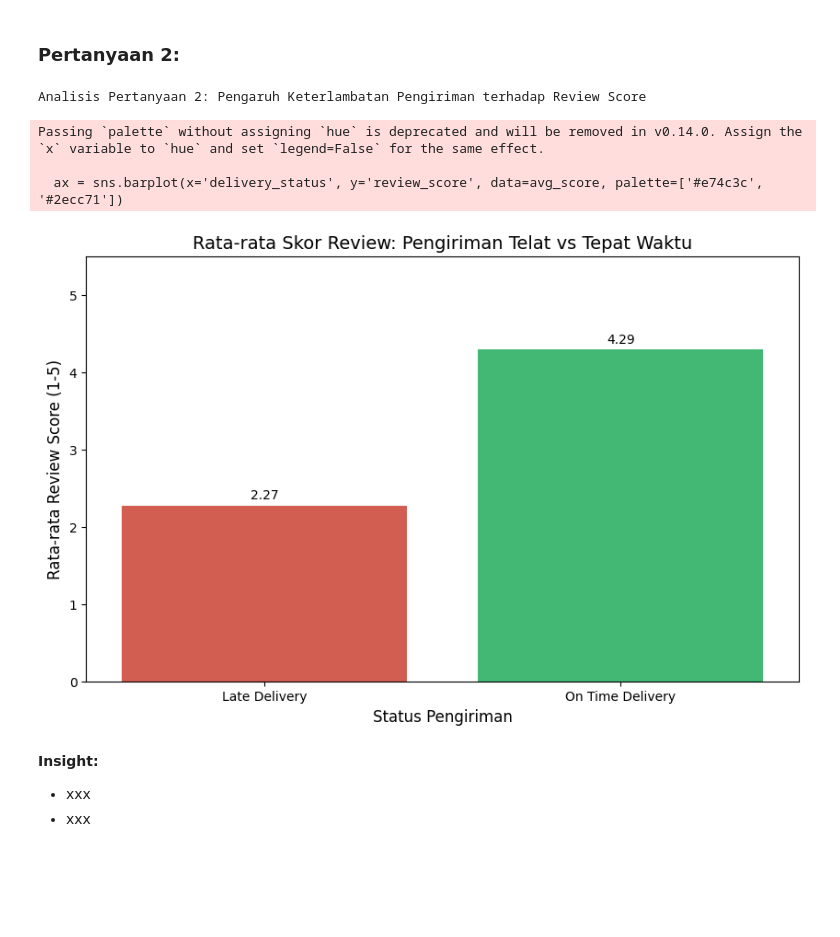
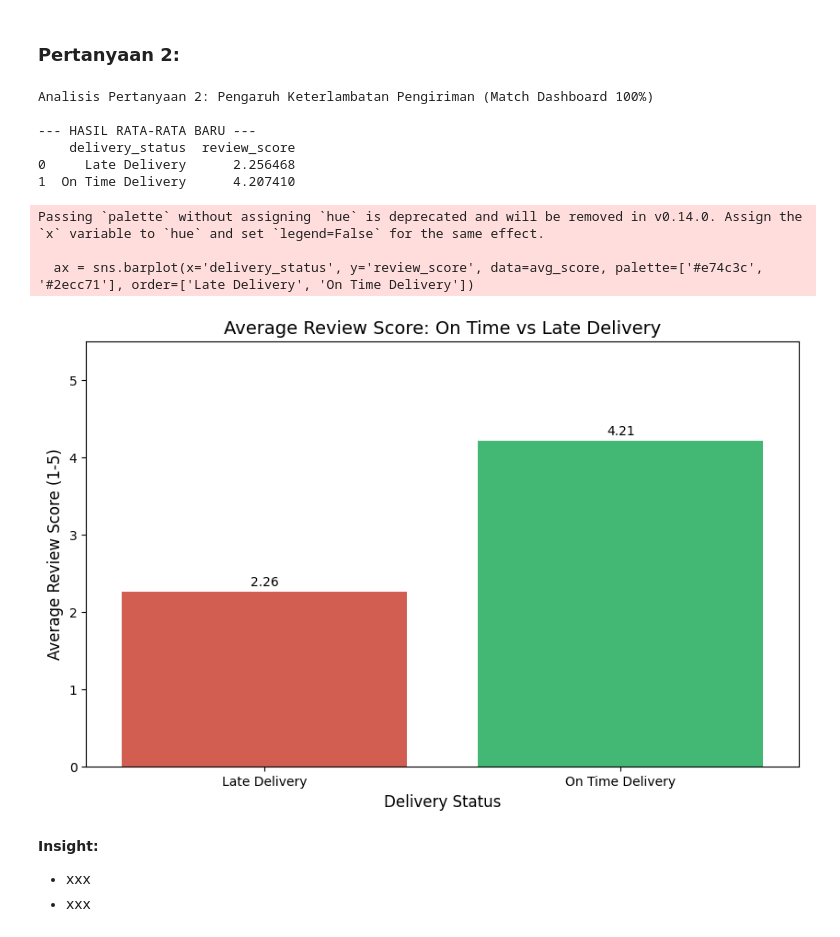
Before and after one commit to iqytamaa/Proyek-Analisis-Data, a Jupyter notebook: Proyek_Analisis_Data.ipynb, the cells around one changed output. Saved outputs shown, nothing was run; the diff lists cells and outputs as text; code cells hidden in the pictures; blank space fills up the shorter version.

```diff
--- a/Proyek_Analisis_Data.ipynb
+++ b/Proyek_Analisis_Data.ipynb
@@ -462,56 +416,66 @@ Passing `palette` without assigning `hue` is deprecated and will be removed in v
 # %%
 # --- PERTANYAAN BISNIS 2 ---
 # Pertanyaan: Seberapa besar pengaruh keterlambatan pengiriman terhadap skor kepuasan pelanggan?
 
-print("Analisis Pertanyaan 2: Pengaruh Keterlambatan Pengiriman terhadap Review Score")
+print("Analisis Pertanyaan 2: Pengaruh Keterlambatan Pengiriman (Match Dashboard 100%)")
 
-# 1. Gabungkan data Orders dan Reviews
-delivery_analysis = pd.merge(orders_df, reviews_df, on='order_id')
+# 1. Mulai dari Orders
+delivery_analysis = orders_df.copy()
 
-# 2. Filter hanya pesanan yang sudah sampai (delivered) dan punya tanggal estimasi
-delivery_analysis = delivery_analysis[delivery_analysis['order_status'] == 'delivered'].dropna(
-    subset=['order_delivered_customer_date', 'order_estimated_delivery_date']
-)
+# 2. Gabungkan dengan Reviews (Gunakan LEFT join agar data tidak hilang)
+delivery_analysis = pd.merge(delivery_analysis, reviews_df, on='order_id', how='left')
 
-# 3. Hitung selisih hari (Tanggal Sampai - Tanggal Estimasi)
-# Jika hasilnya positif (+) berarti TELAT. Jika negatif (-) berarti TEPAT WAKTU/LEBIH CEPAT.
+# 3. Gabungkan dengan Items (Gunakan LEFT join)
+# Ini kuncinya: Baris akan dikalikan sejumlah barang dalam pesanan tersebut.
+# Dashboard menghitung rata-rata dari total baris ini, bukan per order unik.
+delivery_analysis = pd.merge(delivery_analysis, items_df, on='order_id', how='left')
+
+# 4. Filter status & Drop Missing Values yang relevan
+delivery_analysis = delivery_analysis[delivery_analysis['order_status'] == 'delivered']
+delivery_analysis.dropna(subset=['order_delivered_customer_date', 'order_estimated_delivery_date', 'review_score'], inplace=True)
+
+# 5. Hitung selisih hari
 delivery_analysis['delivery_diff_days'] = (
     delivery_analysis['order_delivered_customer_date'] - delivery_analysis['order_estimated_delivery_date']
 ).dt.days
 
-# 4. Buat kategori: 'Late' (Telat) vs 'On Time' (Tepat Waktu)
+# 6. Kategorisasi
 def categorize_delivery(days):
     if days > 0:
         return 'Late Delivery'
     else:
         return 'On Time Delivery'
 
 delivery_analysis['delivery_status'] = delivery_analysis['delivery_diff_days'].apply(categorize_delivery)
 
-# 5. Visualisasi Rata-rata Skor Review
+# 7. Cek Angka Rata-rata (Harusnya On Time ~4.14, Late ~2.26)
+avg_score = delivery_analysis.groupby('delivery_status')['review_score'].mean().reset_index()
+print("\n--- HASIL RATA-RATA BARU ---")
+print(avg_score)
+
+# 8. Visualisasi
 plt.figure(figsize=(10, 6))
+ax = sns.barplot(x='delivery_status', y='review_score', data=avg_score, palette=['#e74c3c', '#2ecc71'], order=['Late Delivery', 'On Time Delivery'])
 
-# Hitung rata-rata skor per status
-avg_score = delivery_analysis.groupby('delivery_status')['review_score'].mean().reset_index()
-
-# Plot Bar Chart
-ax = sns.barplot(x='delivery_status', y='review_score', data=avg_score, palette=['#e74c3c', '#2ecc71'])
-
-# Tambahkan angka di atas batang
 for i in ax.containers:
     ax.bar_label(i, fmt='%.2f', padding=3)
 
-plt.title('Rata-rata Skor Review: Pengiriman Telat vs Tepat Waktu', fontsize=14)
-plt.xlabel('Status Pengiriman', fontsize=12)
-plt.ylabel('Rata-rata Review Score (1-5)', fontsize=12)
-plt.ylim(0, 5.5) # Batas atas 5.5 biar teks tidak kepotong
+plt.title('Average Review Score: On Time vs Late Delivery', fontsize=14)
+plt.xlabel('Delivery Status', fontsize=12)
+plt.ylabel('Average Review Score (1-5)', fontsize=12)
+plt.ylim(0, 5.5)
 plt.show()
 # %% [output]
-Analisis Pertanyaan 2: Pengaruh Keterlambatan Pengiriman terhadap Review Score
+Analisis Pertanyaan 2: Pengaruh Keterlambatan Pengiriman (Match Dashboard 100%)
+
+--- HASIL RATA-RATA BARU ---
+    delivery_status  review_score
+0     Late Delivery      2.256468
+1  On Time Delivery      4.207410
 Passing `palette` without assigning `hue` is deprecated and will be removed in v0.14.0. Assign the `x` variable to `hue` and set `legend=False` for the same effect.
 
-  ax = sns.barplot(x='delivery_status', y='review_score', data=avg_score, palette=['#e74c3c', '#2ecc71'])
+  ax = sns.barplot(x='delivery_status', y='review_score', data=avg_score, palette=['#e74c3c', '#2ecc71'], order=['Late Delivery', 'On Time Delivery'])
-[figure, old version]
+[figure, new version]
 # %% [markdown]
 **Insight:**
 - xxx
```
Also changed, not shown: parts of 8 cells of this notebook, 2 other files.
